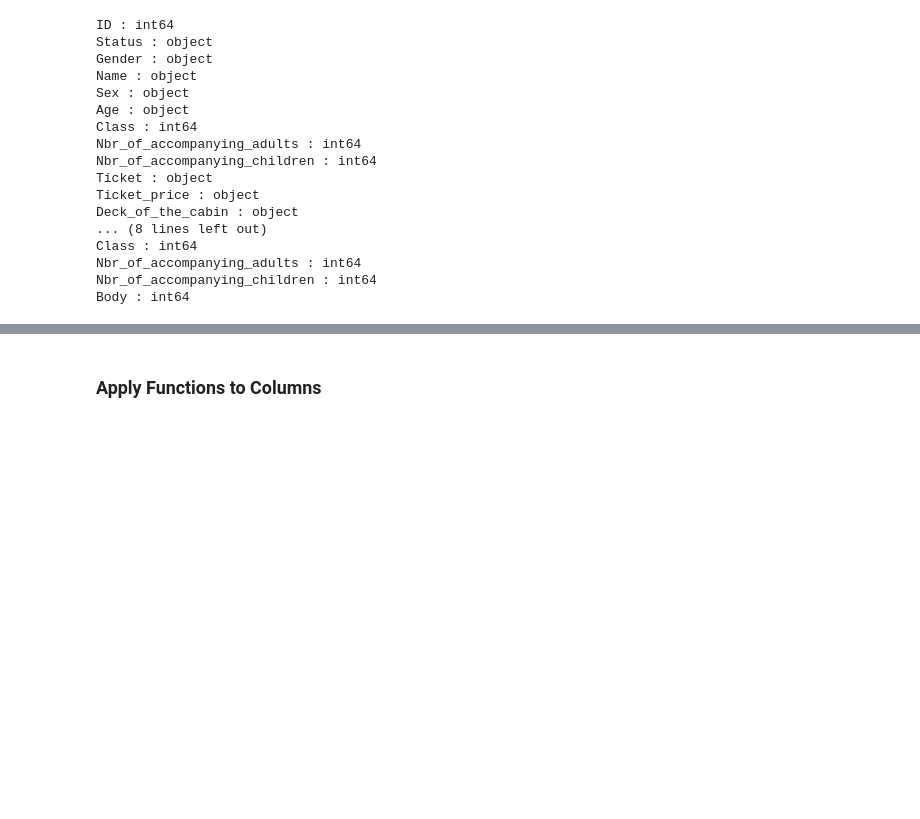
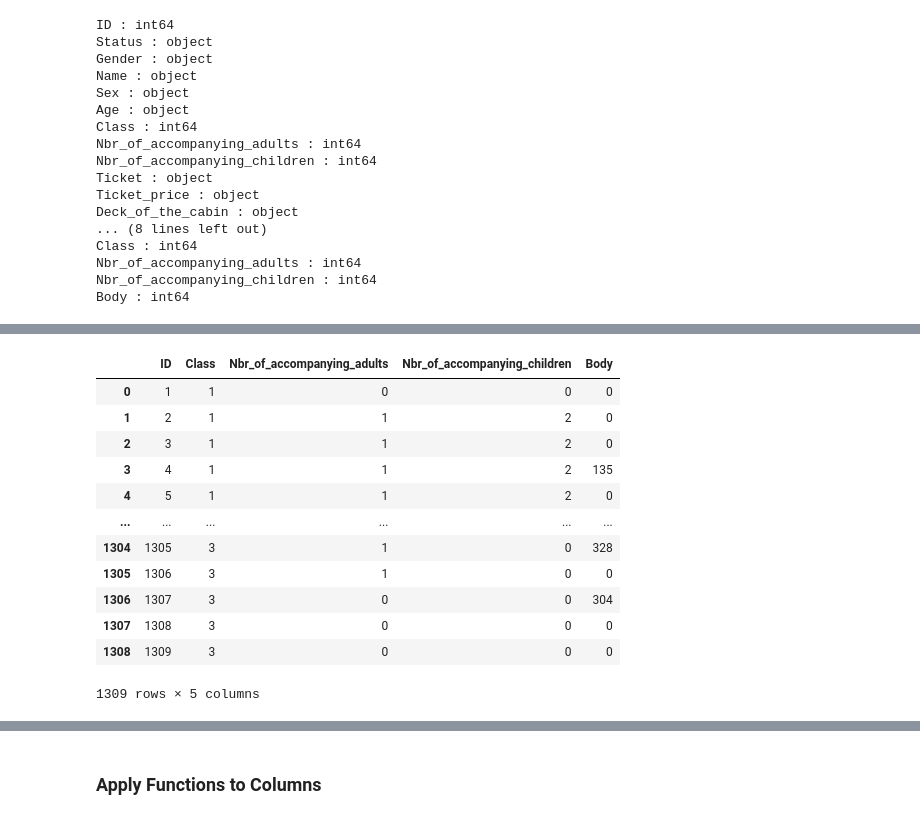
Before and after one commit to OlegBunseki/Python-Tutorials, a Jupyter notebook: Pandas.ipynb, the cells around one changed output, grey strips where cells are left out. Cells and saved outputs as stored; diff of their text form; code cells hidden in the pictures; blank space fills up the shorter version.

```diff
--- a/Pandas.ipynb
+++ b/Pandas.ipynb
@@ -889,0 +1013,16 @@ print(df[num_cols].head())
+# %%
+df.select_dtypes(exclude='object')
+# %% [output]
+|  | ID | Class | Nbr_of_accompanying_adults | Nbr_of_accompanying_children | Body |
+| 0 | 1 | 1 | 0 | 0 | 0 |
+| 1 | 2 | 1 | 1 | 2 | 0 |
+| 2 | 3 | 1 | 1 | 2 | 0 |
+| 3 | 4 | 1 | 1 | 2 | 135 |
+| 4 | 5 | 1 | 1 | 2 | 0 |
+| ... | ... | ... | ... | ... | ... |
+| 1304 | 1305 | 3 | 1 | 0 | 328 |
+| 1305 | 1306 | 3 | 1 | 0 | 0 |
+| 1306 | 1307 | 3 | 0 | 0 | 304 |
+| 1307 | 1308 | 3 | 0 | 0 | 0 |
+| 1308 | 1309 | 3 | 0 | 0 | 0 |
+1309 rows × 5 columns
```
Also changed, not shown: parts of 28 cells of this notebook, 17 other files.
